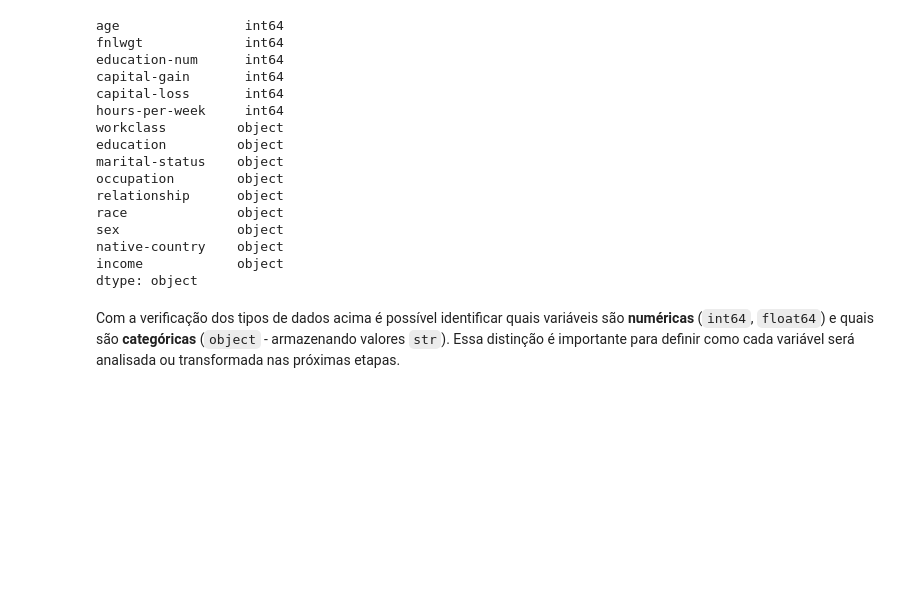
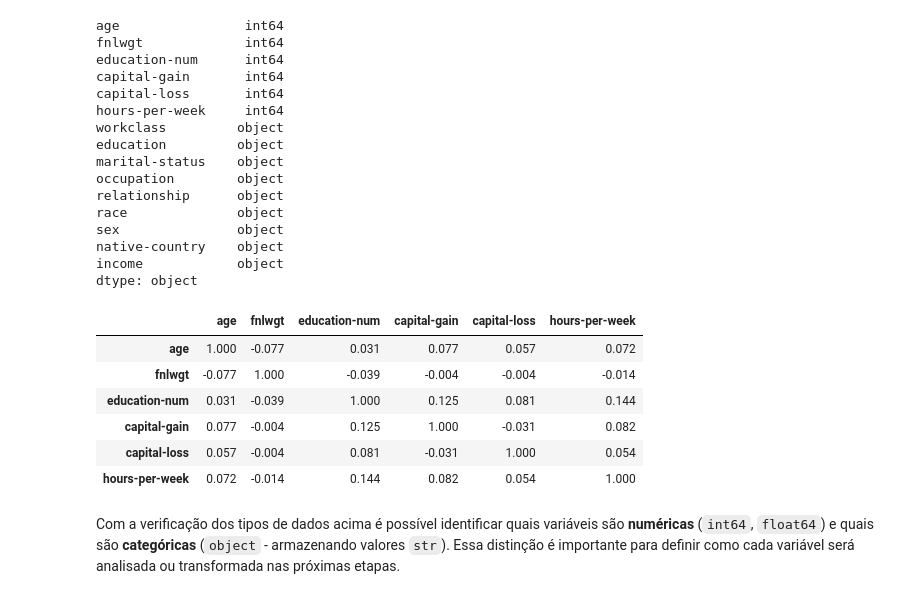
Before and after one commit to guedera/aulasMachineLearning, a Jupyter notebook: Projeto01/EDA.ipynb, the cells around one changed output. Drawn from its saved outputs; the diff is of its cells as text; code cells hidden in the pictures; blank space fills up the shorter version.

```diff
--- a/Projeto01/EDA.ipynb
+++ b/Projeto01/EDA.ipynb
@@ -118,6 +118,20 @@ sex               object
 native-country    object
 income            object
 dtype: object
+# %%
+df_corr = df.select_dtypes(include=["number"]).copy()
+
+corr = df_corr.corr().round(3)
+
+corr
+# %% [output]
+|  | age | fnlwgt | education-num | capital-gain | capital-loss | hours-per-week |
+| age | 1.000 | -0.077 | 0.031 | 0.077 | 0.057 | 0.072 |
+| fnlwgt | -0.077 | 1.000 | -0.039 | -0.004 | -0.004 | -0.014 |
+| education-num | 0.031 | -0.039 | 1.000 | 0.125 | 0.081 | 0.144 |
+| capital-gain | 0.077 | -0.004 | 0.125 | 1.000 | -0.031 | 0.082 |
+| capital-loss | 0.057 | -0.004 | 0.081 | -0.031 | 1.000 | 0.054 |
+| hours-per-week | 0.072 | -0.014 | 0.144 | 0.082 | 0.054 | 1.000 |
 # %% [markdown]
 Com a verificação dos tipos de dados acima é possível identificar quais variáveis são **numéricas**
 (`int64`, `float64`) e quais são **categóricas** (`object` - armazenando valores `str`). Essa distinção é importante para definir como cada variável será analisada ou transformada nas próximas etapas.
```
Also changed, not shown: 1 other file.
